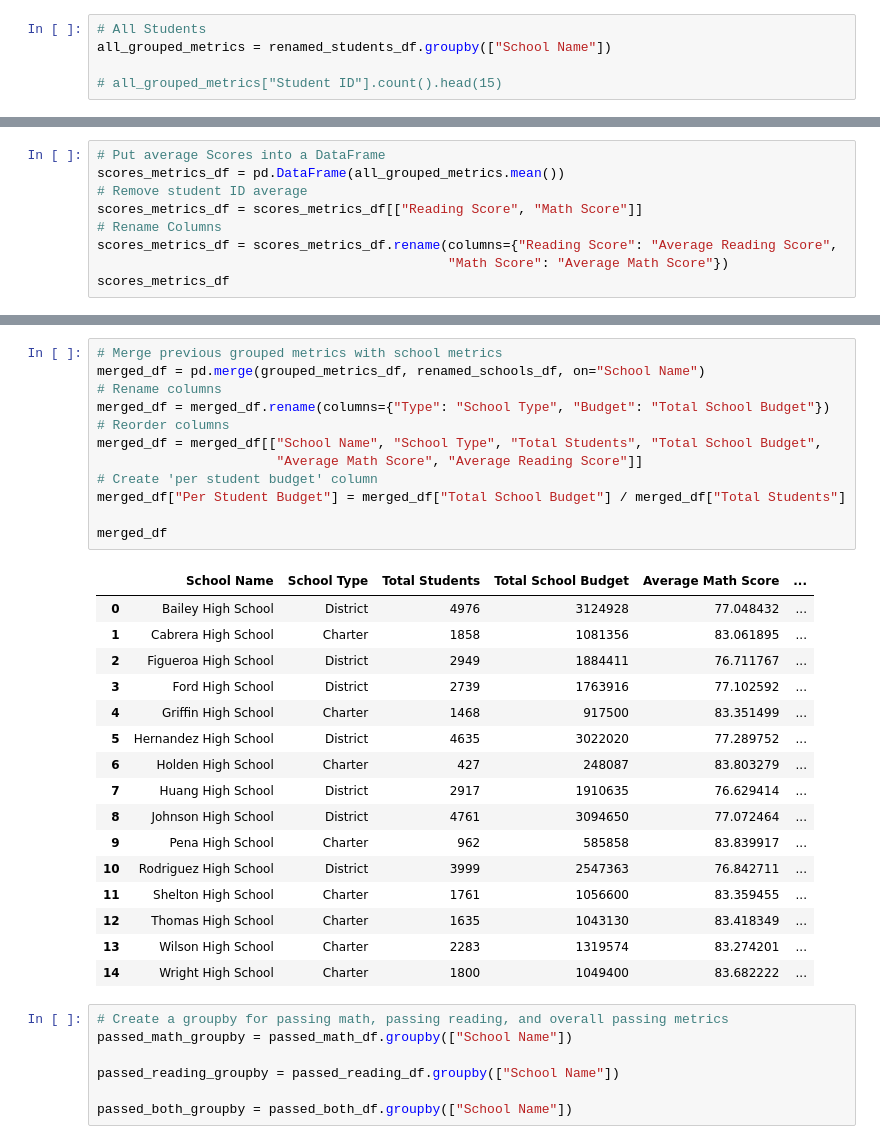
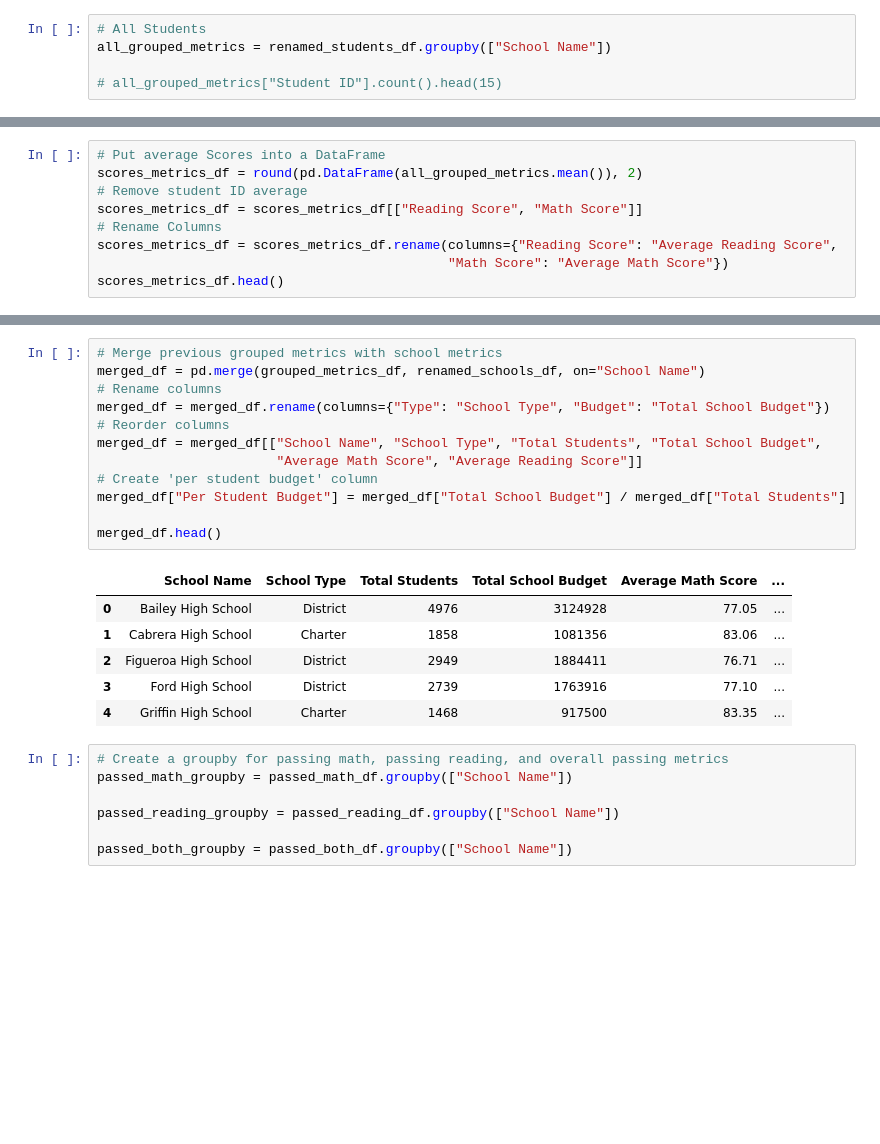
Before and after one commit to juliabrunett/pandas-challenge, a Jupyter notebook: PyCitySchools/PyCitySchools.ipynb, the cells around one changed output, grey strips where cells are left out. Saved outputs shown, nothing was run; the diff lists cells and outputs as text; blank space fills up the shorter version.

Commit message:
Rounded metric numbers

```diff
--- a/PyCitySchools/PyCitySchools.ipynb
+++ b/PyCitySchools/PyCitySchools.ipynb
@@ -240,12 +209,12 @@ student_ID_metrics_df
 # %%
 # Put average Scores into a DataFrame
-scores_metrics_df = pd.DataFrame(all_grouped_metrics.mean())
+scores_metrics_df = round(pd.DataFrame(all_grouped_metrics.mean()), 2)
 # Remove student ID average
 scores_metrics_df = scores_metrics_df[["Reading Score", "Math Score"]]
 # Rename Columns
 scores_metrics_df = scores_metrics_df.rename(columns={"Reading Score": "Average Reading Score",
                                              "Math Score": "Average Math Score"})
-scores_metrics_df
+scores_metrics_df.head()
 # %% [output]
 |  | Average Reading Score | Average Math Score |
 | School Name |  |  |
@@ -289,32 +238,22 @@ grouped_metrics_df
 # %%
 # Merge previous grouped metrics with school metrics
 merged_df = pd.merge(grouped_metrics_df, renamed_schools_df, on="School Name")
 # Rename columns
 merged_df = merged_df.rename(columns={"Type": "School Type", "Budget": "Total School Budget"})
 # Reorder columns
 merged_df = merged_df[["School Name", "School Type", "Total Students", "Total School Budget",
                        "Average Math Score", "Average Reading Score"]]
 # Create 'per student budget' column
 merged_df["Per Student Budget"] = merged_df["Total School Budget"] / merged_df["Total Students"]
 
-merged_df
+merged_df.head()
 # %% [output]
 |  | School Name | School Type | Total Students | Total School Budget | Average Math Score | ... |
-| 0 | Bailey High School | District | 4976 | 3124928 | 77.048432 | ... |
-| 1 | Cabrera High School | Charter | 1858 | 1081356 | 83.061895 | ... |
-| 2 | Figueroa High School | District | 2949 | 1884411 | 76.711767 | ... |
-| 3 | Ford High School | District | 2739 | 1763916 | 77.102592 | ... |
-| 4 | Griffin High School | Charter | 1468 | 917500 | 83.351499 | ... |
-| 5 | Hernandez High School | District | 4635 | 3022020 | 77.289752 | ... |
-| 6 | Holden High School | Charter | 427 | 248087 | 83.803279 | ... |
-| 7 | Huang High School | District | 2917 | 1910635 | 76.629414 | ... |
-| 8 | Johnson High School | District | 4761 | 3094650 | 77.072464 | ... |
-| 9 | Pena High School | Charter | 962 | 585858 | 83.839917 | ... |
-| 10 | Rodriguez High School | District | 3999 | 2547363 | 76.842711 | ... |
-| 11 | Shelton High School | Charter | 1761 | 1056600 | 83.359455 | ... |
-| 12 | Thomas High School | Charter | 1635 | 1043130 | 83.418349 | ... |
-| 13 | Wilson High School | Charter | 2283 | 1319574 | 83.274201 | ... |
-| 14 | Wright High School | Charter | 1800 | 1049400 | 83.682222 | ... |
+| 0 | Bailey High School | District | 4976 | 3124928 | 77.05 | ... |
+| 1 | Cabrera High School | Charter | 1858 | 1081356 | 83.06 | ... |
+| 2 | Figueroa High School | District | 2949 | 1884411 | 76.71 | ... |
+| 3 | Ford High School | District | 2739 | 1763916 | 77.10 | ... |
+| 4 | Griffin High School | Charter | 1468 | 917500 | 83.35 | ... |
 # %%
 # Create a groupby for passing math, passing reading, and overall passing metrics
 passed_math_groupby = passed_math_df.groupby(["School Name"])
```
Also changed, not shown: parts of 39 cells of this notebook.
